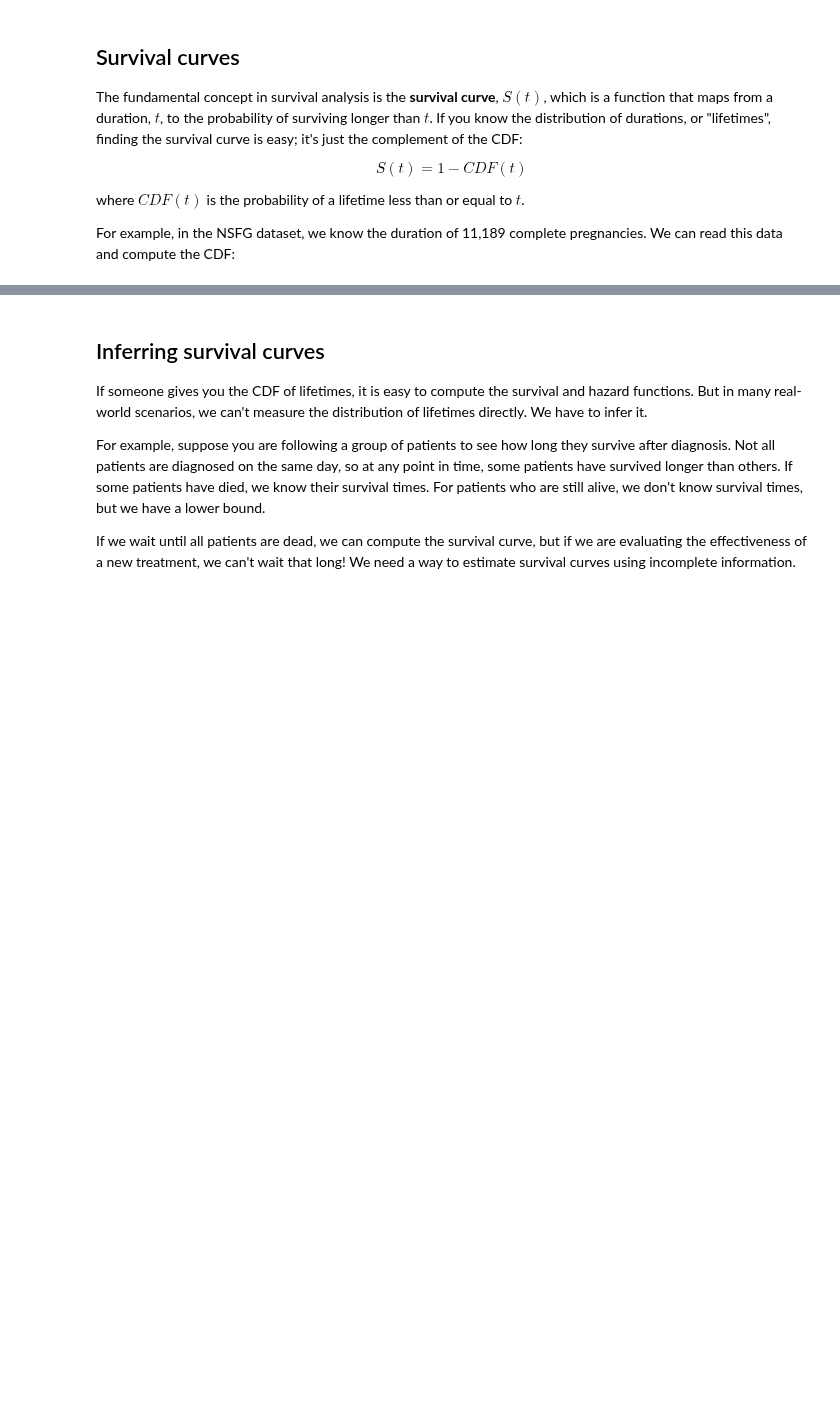
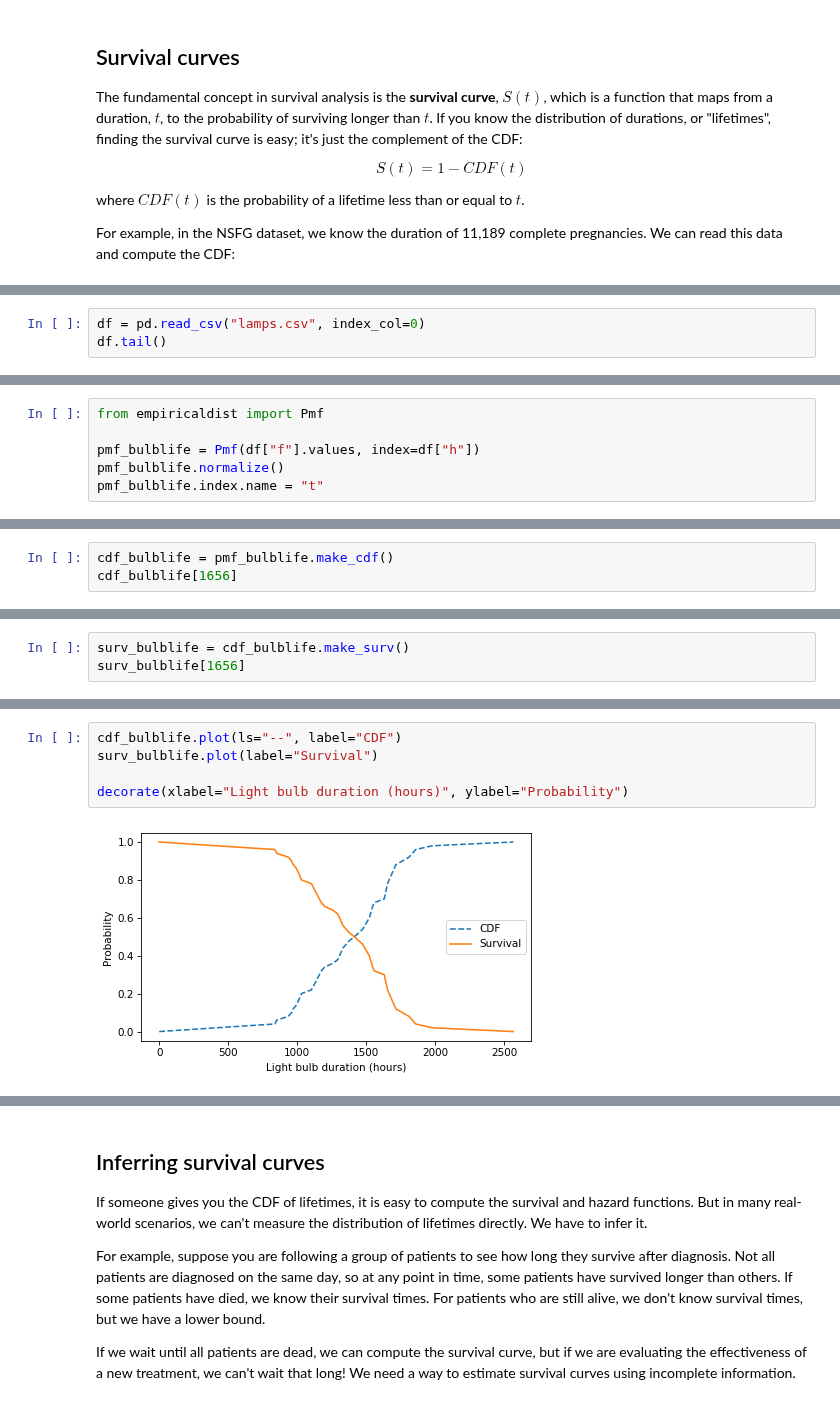
Before and after one commit to AllenDowney/ThinkStats, a Jupyter notebook: soln/chap13.ipynb, the cells around one changed output, grey strips where cells are left out. Cells and saved outputs as stored; diff of their text form; blank space fills up the shorter version.

```diff
--- a/soln/chap13.ipynb
+++ b/soln/chap13.ipynb
@@ -172,0 +65,3 @@ The hazard function is useful in its own right, but it is also an important tool
+# %%
+df = pd.read_csv("lamps.csv", index_col=0)
+df.tail()
@@ -172,0 +77,6 @@ The hazard function is useful in its own right, but it is also an important tool
+# %%
+from empiricaldist import Pmf
+
+pmf_bulblife = Pmf(df["f"].values, index=df["h"])
+pmf_bulblife.normalize()
+pmf_bulblife.index.name = "t"
@@ -172,0 +85,3 @@ The hazard function is useful in its own right, but it is also an important tool
+# %%
+cdf_bulblife = pmf_bulblife.make_cdf()
+cdf_bulblife[1656]
@@ -172,0 +101,3 @@ The hazard function is useful in its own right, but it is also an important tool
+# %%
+surv_bulblife = cdf_bulblife.make_surv()
+surv_bulblife[1656]
@@ -172,0 +107,7 @@ The hazard function is useful in its own right, but it is also an important tool
+# %%
+cdf_bulblife.plot(ls="--", label="CDF")
+surv_bulblife.plot(label="Survival")
+
+decorate(xlabel="Light bulb duration (hours)", ylabel="Probability")
+# %% [output]
+[figure, added]
```
Also changed, not shown: parts of 155 cells of this notebook, 1 other file.
